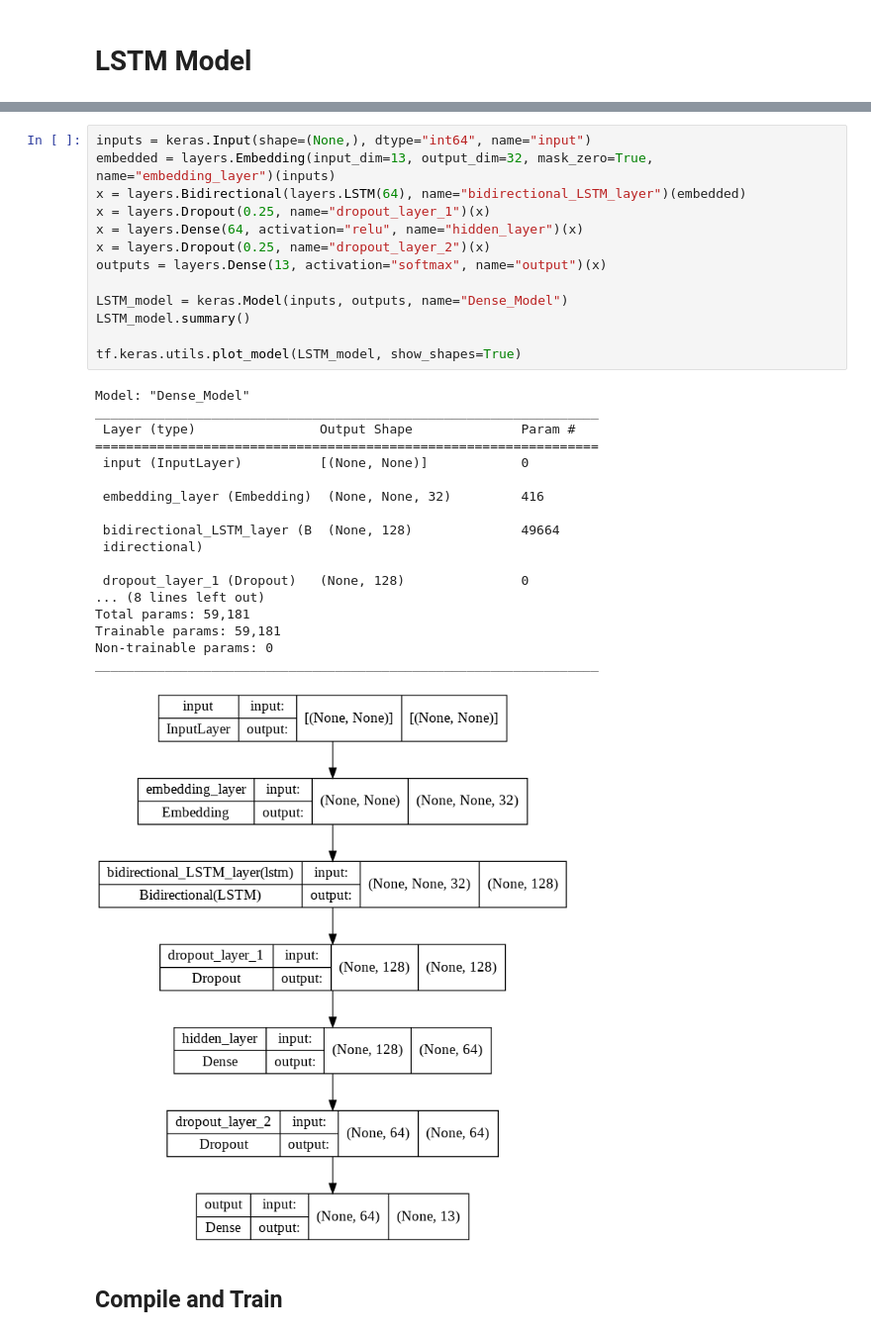
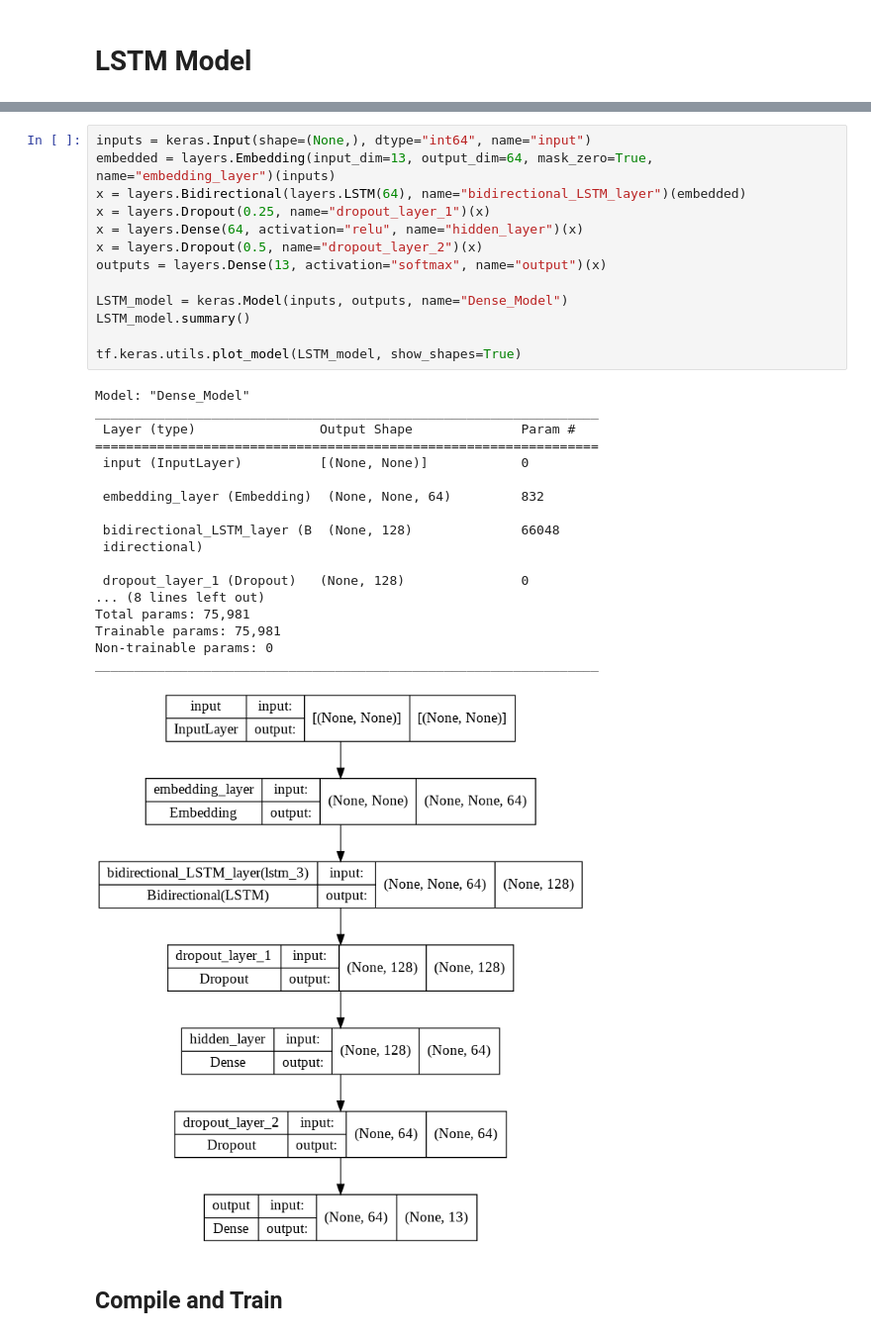
Before and after one commit to diegosol127/CSCE-636-Deep-Learning, a Jupyter notebook: Homework/CSCE_636_Proj03_Sol.ipynb, the cells around one changed output, grey strips where cells are left out. Shown: that part at 99% size. Drawn from its saved outputs; the diff is of its cells as text.

Commit message:
Proj03 LSTM 34.47 - corrected

```diff
--- a/Homework/CSCE_636_Proj03_Sol.ipynb
+++ b/Homework/CSCE_636_Proj03_Sol.ipynb
@@ -260,35 +258,35 @@ Accuracy: 0.31466665863990784
 # %%
 inputs = keras.Input(shape=(None,), dtype="int64", name="input")
-embedded = layers.Embedding(input_dim=13, output_dim=32, mask_zero=True, name="embedding_layer")(inputs)
+embedded = layers.Embedding(input_dim=13, output_dim=64, mask_zero=True, name="embedding_layer")(inputs)
 x = layers.Bidirectional(layers.LSTM(64), name="bidirectional_LSTM_layer")(embedded)
 x = layers.Dropout(0.25, name="dropout_layer_1")(x)
 x = layers.Dense(64, activation="relu", name="hidden_layer")(x)
-x = layers.Dropout(0.25, name="dropout_layer_2")(x)
+x = layers.Dropout(0.5, name="dropout_layer_2")(x)
 outputs = layers.Dense(13, activation="softmax", name="output")(x)
 
 LSTM_model = keras.Model(inputs, outputs, name="Dense_Model")
 LSTM_model.summary()
 
 tf.keras.utils.plot_model(LSTM_model, show_shapes=True)
 # %% [output]
 Model: "Dense_Model"
 _________________________________________________________________
  Layer (type)                Output Shape              Param #
 =================================================================
  input (InputLayer)          [(None, None)]            0
 
- embedding_layer (Embedding)  (None, None, 32)         416
+ embedding_layer (Embedding)  (None, None, 64)         832
 
- bidirectional_LSTM_layer (B  (None, 128)              49664
+ bidirectional_LSTM_layer (B  (None, 128)              66048
  idirectional)
 
  dropout_layer_1 (Dropout)   (None, 128)               0
 ... (8 lines left out)
-Total params: 59,181
-Trainable params: 59,181
+Total params: 75,981
+Trainable params: 75,981
 Non-trainable params: 0
 _________________________________________________________________
-[figure, old version]
+[figure, new version]
 # %% [markdown]
 ## Compile and Train
 # %%
```
Also changed, not shown: parts of 19 cells of this notebook.
